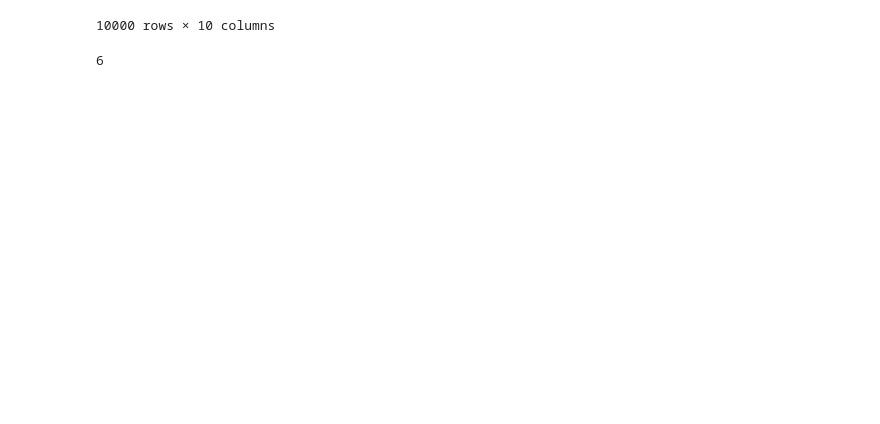
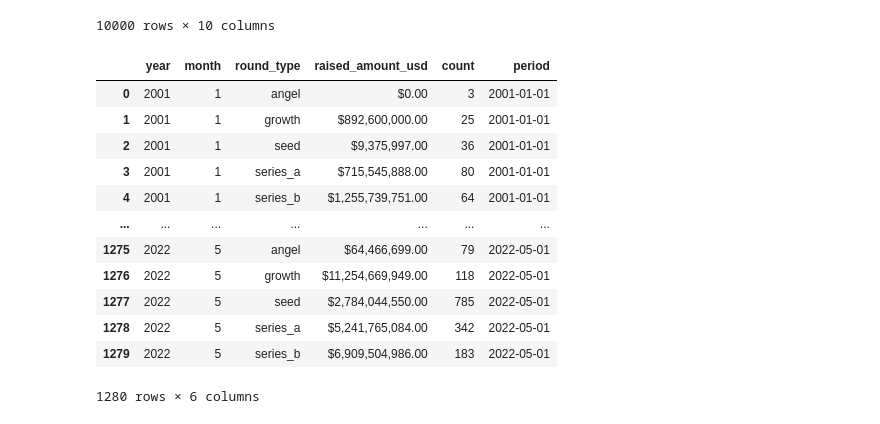
Before and after one commit to technometrics-lab/17-Venture-Capital-Risk-and-Return, a Jupyter notebook: src/notebooks/stylized_facts.ipynb, the cells around one changed output. Saved outputs shown, nothing was run; the diff lists cells and outputs as text; code cells hidden in the pictures; blank space fills up the shorter version.

```diff
--- a/src/notebooks/stylized_facts.ipynb
+++ b/src/notebooks/stylized_facts.ipynb
@@ -235,7 +235,3 @@ capitaliq
 | 9998 | 2014-08-31 | Hangzhou Enniu Network Technology... | GGV Capital, LLC; JD.com, Inc. (N... | Closed | $50.00 | $250.00 | ... |
 | 9999 | 2016-09-20 | Hangzhou Enniu Network Technology... | Xinhu Zhongbao Co.,Ltd. (SHSE:600... | Closed | $310.00 | $690.00 | ... |
 10000 rows × 10 columns
-# %%
-capitaliq.announced_on[0].day
-# %% [output]
-6
@@ -243,0 +253,16 @@ from scripts.market_api import get_yfinance_time_series
+# %%
+rounds_activity
+# %% [output]
+|  | year | month | round_type | raised_amount_usd | count | period |
+| 0 | 2001 | 1 | angel | $0.00 | 3 | 2001-01-01 |
+| 1 | 2001 | 1 | growth | $892,600,000.00 | 25 | 2001-01-01 |
+| 2 | 2001 | 1 | seed | $9,375,997.00 | 36 | 2001-01-01 |
+| 3 | 2001 | 1 | series_a | $715,545,888.00 | 80 | 2001-01-01 |
+| 4 | 2001 | 1 | series_b | $1,255,739,751.00 | 64 | 2001-01-01 |
+| ... | ... | ... | ... | ... | ... | ... |
+| 1275 | 2022 | 5 | angel | $64,466,699.00 | 79 | 2022-05-01 |
+| 1276 | 2022 | 5 | growth | $11,254,669,949.00 | 118 | 2022-05-01 |
+| 1277 | 2022 | 5 | seed | $2,784,044,550.00 | 785 | 2022-05-01 |
+| 1278 | 2022 | 5 | series_a | $5,241,765,084.00 | 342 | 2022-05-01 |
+| 1279 | 2022 | 5 | series_b | $6,909,504,986.00 | 183 | 2022-05-01 |
+1280 rows × 6 columns
```
Also changed, not shown: parts of 13 cells of this notebook, 19 other files.
